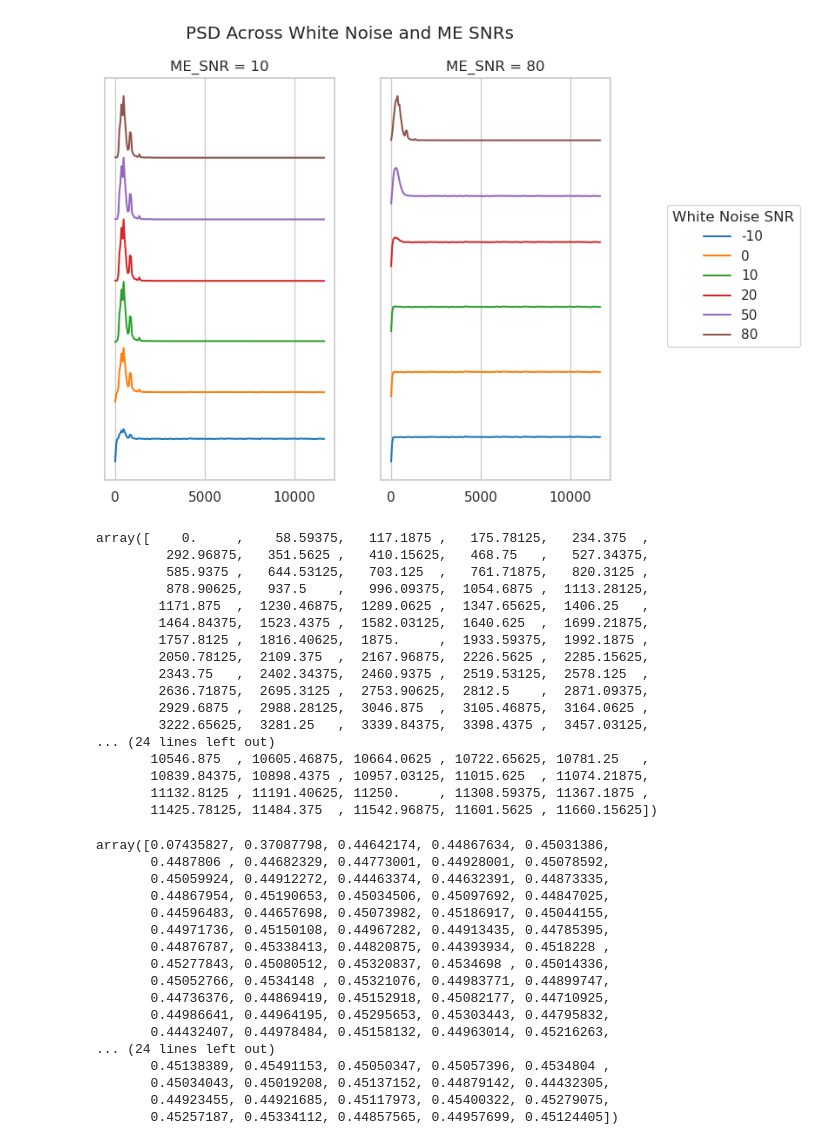
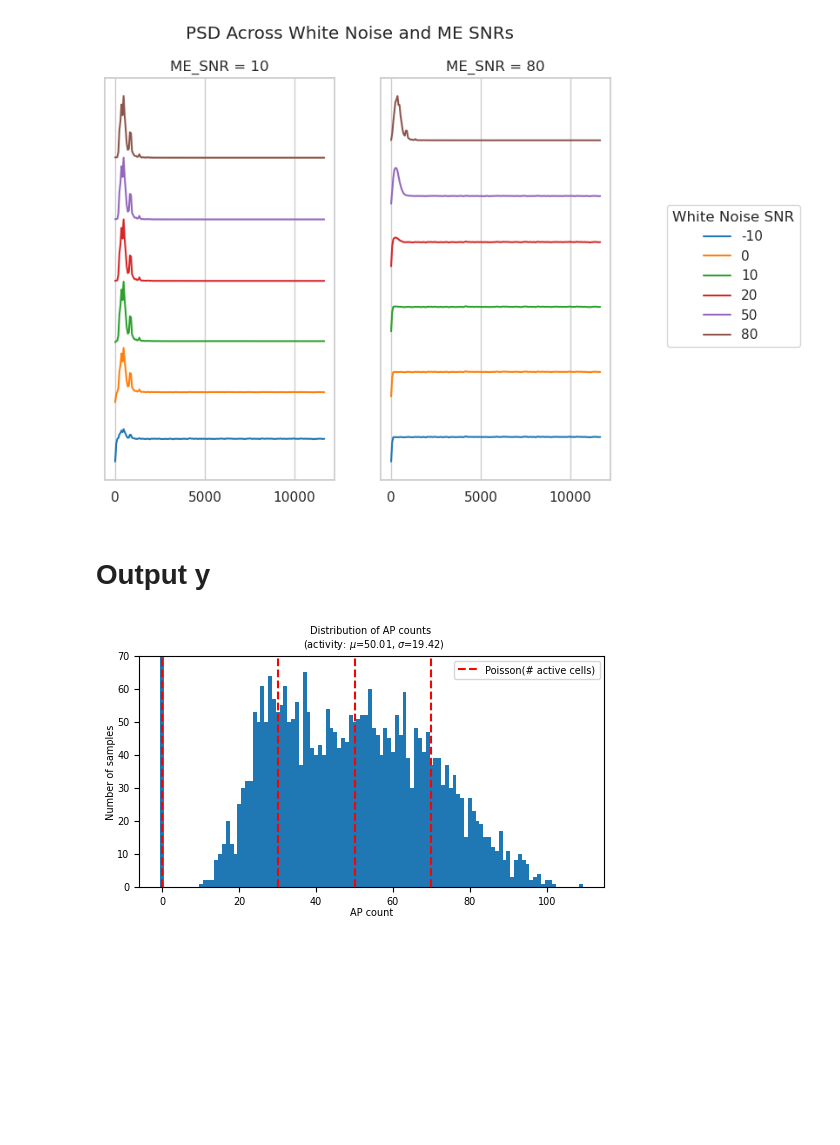
Before and after one commit to Whitesheep18/retinal-ecap-detection, a Jupyter notebook: simulate/data_description.ipynb, the cells around one changed output. Saved outputs shown, nothing was run; the diff lists cells and outputs as text; code cells hidden in the pictures; blank space fills up the shorter version.

```diff
--- a/simulate/data_description.ipynb
+++ b/simulate/data_description.ipynb
@@ -198,43 +200,27 @@ fig.legend(lines[-6:], white_snrs, title='White Noise SNR', loc='center right',
 plt.show()
 # %% [output]
 [figure]
-# %%
-f[:num_freq_to_show]
-# %% [output]
-array([    0.     ,    58.59375,   117.1875 ,   175.78125,   234.375  ,
-         292.96875,   351.5625 ,   410.15625,   468.75   ,   527.34375,
-         585.9375 ,   644.53125,   703.125  ,   761.71875,   820.3125 ,
-         878.90625,   937.5    ,   996.09375,  1054.6875 ,  1113.28125,
-        1171.875  ,  1230.46875,  1289.0625 ,  1347.65625,  1406.25   ,
-        1464.84375,  1523.4375 ,  1582.03125,  1640.625  ,  1699.21875,
-        1757.8125 ,  1816.40625,  1875.     ,  1933.59375,  1992.1875 ,
-        2050.78125,  2109.375  ,  2167.96875,  2226.5625 ,  2285.15625,
-        2343.75   ,  2402.34375,  2460.9375 ,  2519.53125,  2578.125  ,
-        2636.71875,  2695.3125 ,  2753.90625,  2812.5    ,  2871.09375,
-        2929.6875 ,  2988.28125,  3046.875  ,  3105.46875,  3164.0625 ,
-        3222.65625,  3281.25   ,  3339.84375,  3398.4375 ,  3457.03125,
-... (24 lines left out)
-       10546.875  , 10605.46875, 10664.0625 , 10722.65625, 10781.25   ,
-       10839.84375, 10898.4375 , 10957.03125, 11015.625  , 11074.21875,
-       11132.8125 , 11191.40625, 11250.     , 11308.59375, 11367.1875 ,
-       11425.78125, 11484.375  , 11542.96875, 11601.5625 , 11660.15625])
-# %%
-average_Pxx[:num_freq_to_show]
-# %% [output]
-array([0.07435827, 0.37087798, 0.44642174, 0.44867634, 0.45031386,
-       0.4487806 , 0.44682329, 0.44773001, 0.44928001, 0.45078592,
-       0.45059924, 0.44912272, 0.44463374, 0.44632391, 0.44873335,
-       0.44867954, 0.45190653, 0.45034506, 0.45097692, 0.44847025,
-       0.44596483, 0.44657698, 0.45073982, 0.45186917, 0.45044155,
-       0.44971736, 0.45150108, 0.44967282, 0.44913435, 0.44785395,
-       0.44876787, 0.45338413, 0.44820875, 0.44393934, 0.4518228 ,
-       0.45277843, 0.45080512, 0.45320837, 0.4534698 , 0.45014336,
-       0.45052766, 0.4534148 , 0.45321076, 0.44983771, 0.44899747,
-       0.44736376, 0.44869419, 0.45152918, 0.45082177, 0.44710925,
-       0.44986641, 0.44964195, 0.45295653, 0.45303443, 0.44795832,
-       0.44432407, 0.44978484, 0.45158132, 0.44963014, 0.45216263,
-... (24 lines left out)
-       0.45138389, 0.45491153, 0.45050347, 0.45057396, 0.4534804 ,
-       0.45034043, 0.45019208, 0.45137152, 0.44879142, 0.44432305,
-       0.44923455, 0.44921685, 0.45117973, 0.45400322, 0.45279075,
-       0.45257187, 0.45334112, 0.44857565, 0.44957699, 0.45124405])
+# %% [markdown]
+# Output y
+# %%
+y = datasets['DS_10_80_10']['y_reg']
+
+std = np.std(y[y != 0])
+mean = np.mean(y[y != 0])
+
+names, counts = np.unique(y, return_counts=True)
+plt.bar(names, counts, width=1)
+plt.title(f'Distribution of AP counts \n (activity: $\mu$={mean :.2f}, $\sigma$={std :.2f})')
+plt.axvline(0, color='red', linestyle='--')
+plt.axvline(30, color='red', linestyle='--')
+plt.axvline(50, color='red', linestyle='--')
+line = plt.axvline(70, color='red', linestyle='--')
+plt.legend([line], ['Poisson(# active cells)'])
+plt.ylim(0, 70)
+plt.ylabel("Number of samples")
+plt.xlabel("AP count")
+plt.gcf().set_size_inches(6, 3)
+plt.savefig("figures/AP_count_distribution.pdf")
+plt.show()
+# %% [output]
+[figure, added]
```
Also changed, not shown: parts of 3 cells of this notebook.
